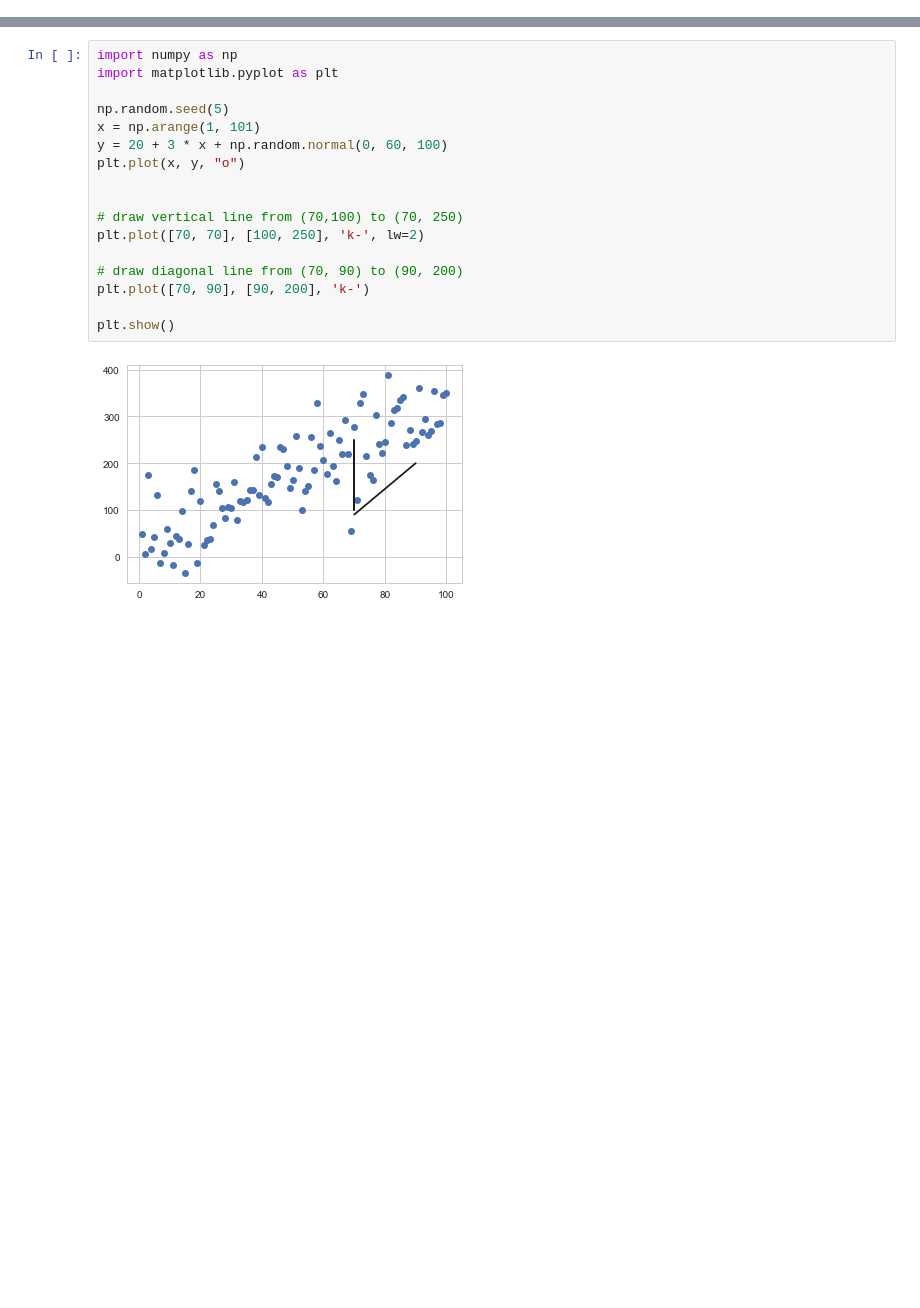
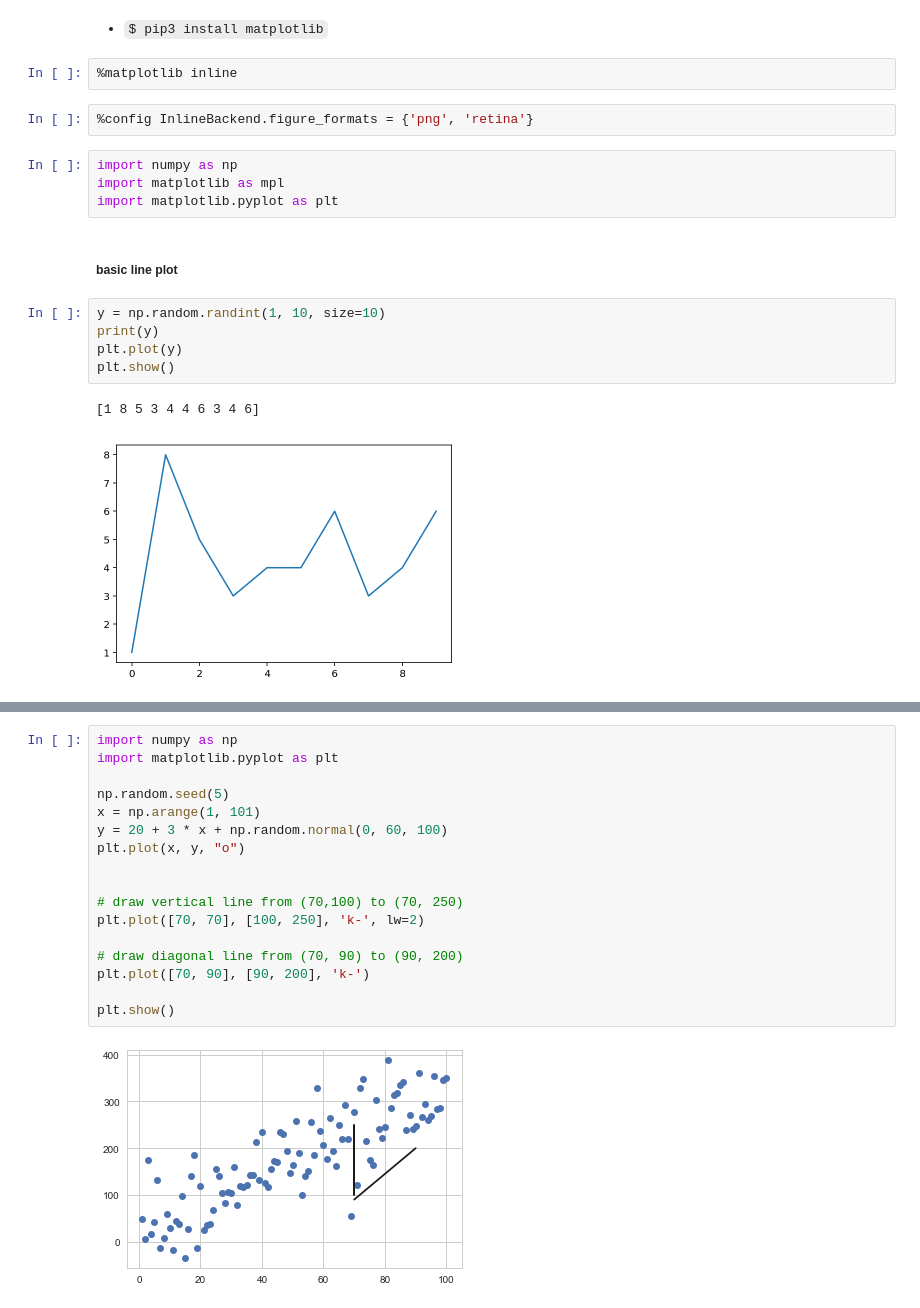
Before and after one commit to minus31/TID, a Jupyter notebook: DataScience/Data_Visualization.ipynb, the cells around one changed output, grey strips where cells are left out. Drawn from its saved outputs; the diff is of its cells as text; blank space fills up the shorter version.

```diff
--- a/DataScience/Data_Visualization.ipynb
+++ b/DataScience/Data_Visualization.ipynb
@@ -5,0 +5,20 @@ np.random.seed(sum(map(ord, "palettes")))
+# %% [markdown]
+- `$ pip3 install matplotlib`
+# %%
+%matplotlib inline
+# %%
+%config InlineBackend.figure_formats = {'png', 'retina'}
+# %%
+import numpy as np
+import matplotlib as mpl
+import matplotlib.pyplot as plt
+# %% [markdown]
+##### basic line plot
+# %%
+y = np.random.randint(1, 10, size=10)
+print(y)
+plt.plot(y)
+plt.show()
+# %% [output]
+[1 8 5 3 4 4 6 3 4 6]
+[figure, added]
```
Also changed, not shown: parts of 88 cells of this notebook.
